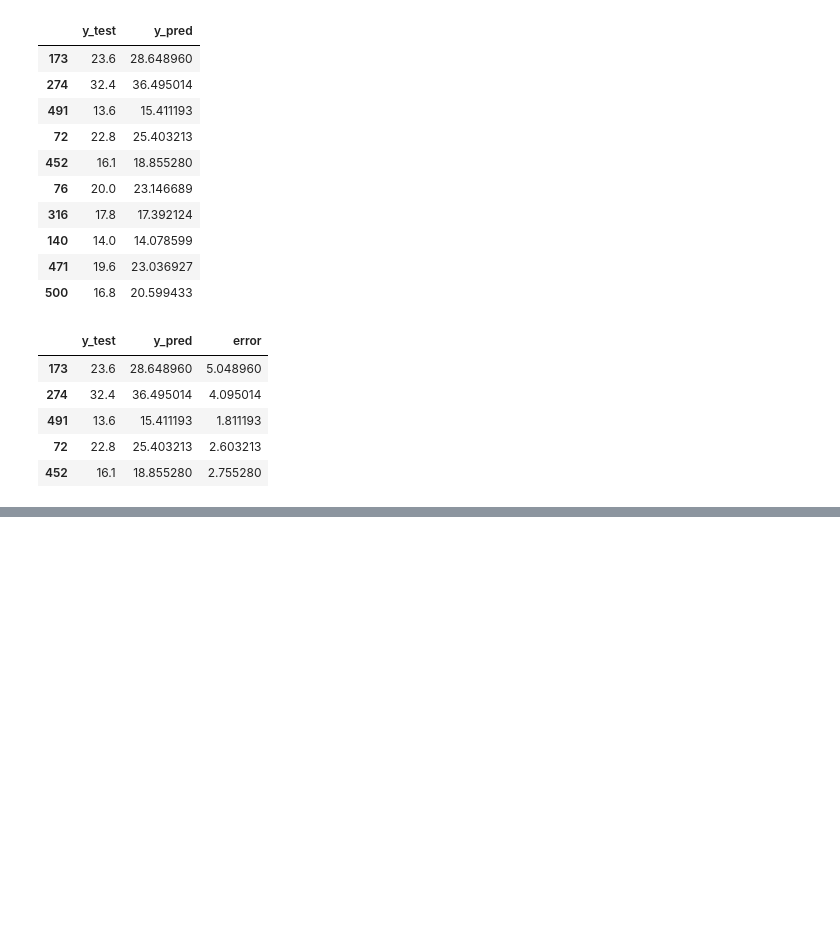
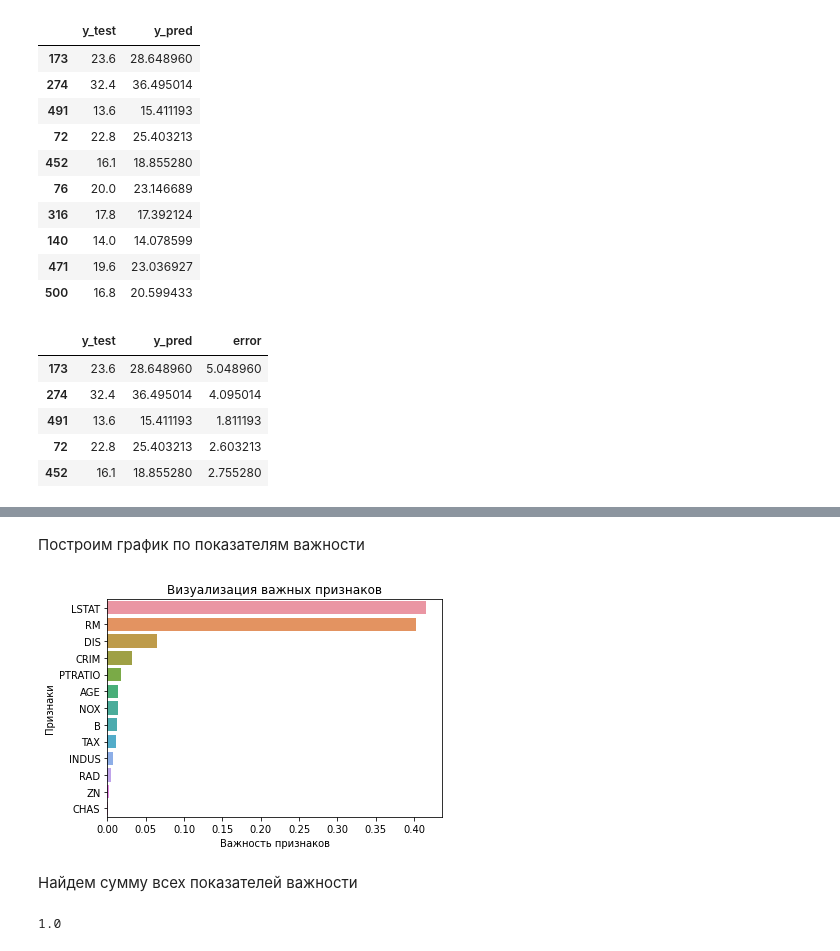
Before and after one commit to yuryev-am/PythonForDS, a Jupyter notebook: lesson-6.ipynb, the cells around one changed output, grey strips where cells are left out. Saved outputs shown, nothing was run; the diff lists cells and outputs as text; code cells hidden in the pictures; blank space fills up the shorter version.

```diff
--- a/lesson-6.ipynb
+++ b/lesson-6.ipynb
@@ -159,0 +163,4 @@ r2_score(check_test["y_pred"], check_test["y_test"])
+# %%
+forest_model = RandomForestRegressor(n_estimators = 1000, max_depth = 12, random_state = 42)
+# %%
+forest_model.fit(X_train, y_train.values[:, 0])
@@ -159,0 +214,3 @@ r2_score(check_test["y_pred"], check_test["y_test"])
+# %%
+feature_imp = pd.Series(forest_model.feature_importances_, index=feature_names).sort_values(ascending=False)
+feature_imp
@@ -159,0 +232,17 @@ r2_score(check_test["y_pred"], check_test["y_test"])
+# %% [markdown]
+Построим график по показателям важности
+# %%
+sns.barplot(x=feature_imp, y=feature_imp.index)
+
+plt.xlabel('Важность признаков')
+plt.ylabel('Признаки')
+plt.title('Визуализация важных признаков')
+plt.show()
+# %% [output]
+[figure, added]
+# %% [markdown]
+Найдем сумму всех показателей важности
+# %%
+sum(forest_model.feature_importances_)
+# %% [output]
+1.0
```
Also changed, not shown: parts of 19 cells of this notebook.
